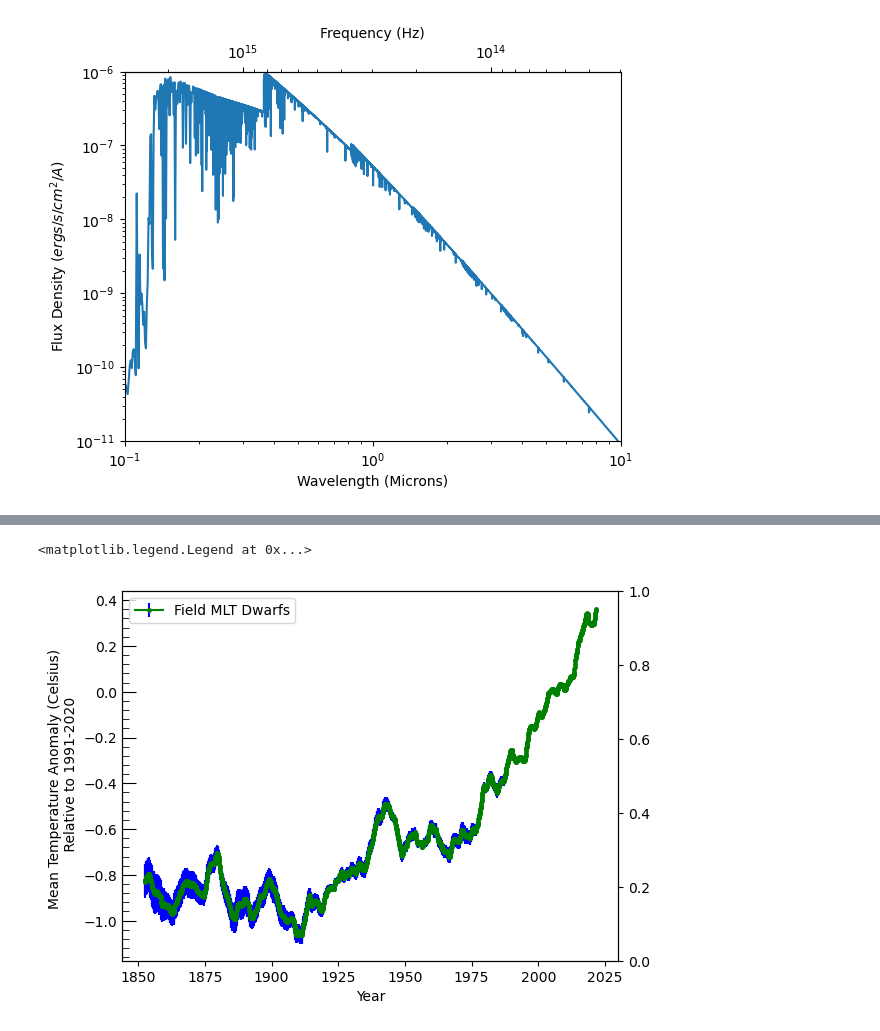
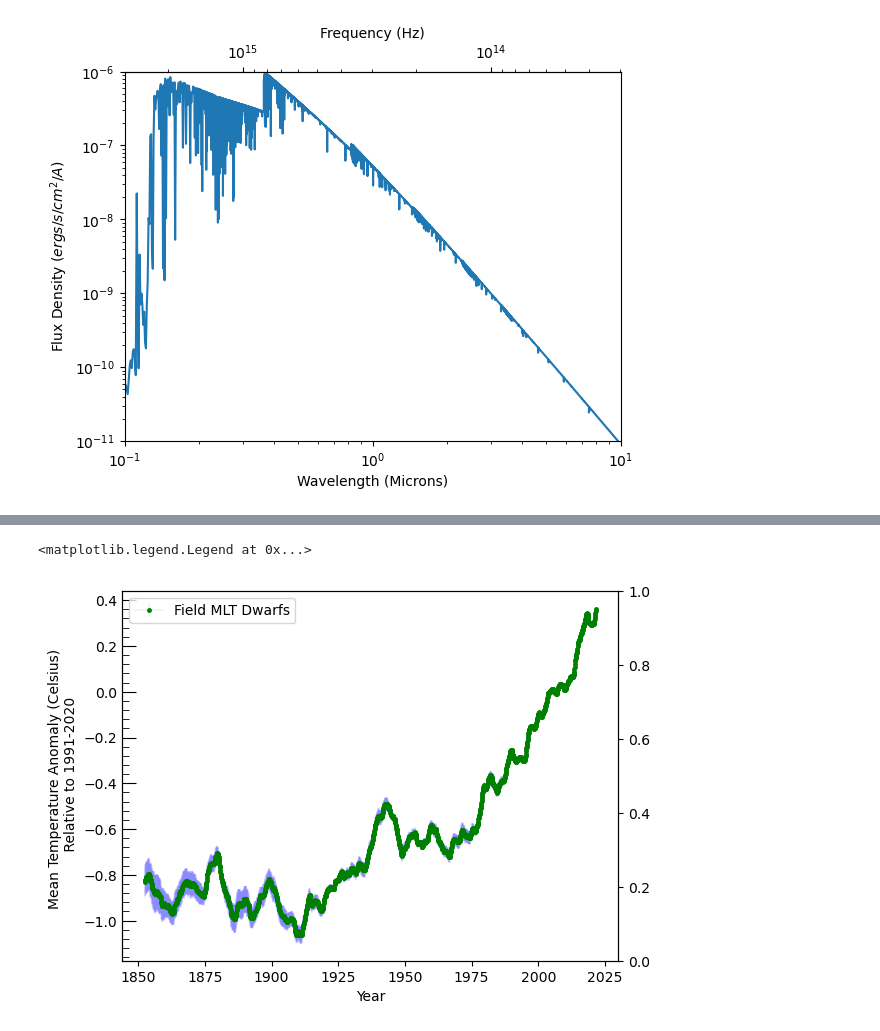
Before and after one commit to astroseandillon/Python-for-data-analysis, a Jupyter notebook: Dillon_Sean_HW_W12.ipynb, the cells around one changed output, grey strips where cells are left out. Drawn from its saved outputs; the diff is of its cells as text; code cells hidden in the pictures.

```diff
--- a/Dillon_Sean_HW_W12.ipynb
+++ b/Dillon_Sean_HW_W12.ipynb
@@ -217,35 +217,35 @@ year, berk, hadl, noaa = np.loadtxt('climate_data.txt', unpack=True)
 
 
 tempanom = np.average((berk,hadl,noaa), axis=0)
 tempstd = np.std((berk,hadl,noaa), axis=0)
 
 #generating data for main axis
 CO2concentration=np.array([289,288,291,295,294,298,297,299,310,317,325,338,354,370,390.1,401,420]) #roughly estimated from NOAA
 CO2years=np.array([1700,1750,1800,1850,1875,1900,1925,1950,1960,1970,1980,1990,2000,2005,2010,2015,2020])
 
 
 fig, ax = plt.subplots()
 ax2 = ax.twinx()
 
 ax.errorbar(year, tempanom, yerr=tempstd,
             color='green', marker='.',linestyle='-',ecolor='blue',
-            markersize=5, alpha=1.0,label='Field MLT Dwarfs')
+            markersize=5, alpha=1.0,lw=0.09,label='Field MLT Dwarfs')
 
 
 
 # ax.errorbar(
 ax.set_xlabel(r'Year')
 ax.set_ylabel('Mean Temperature Anomaly (Celsius) \n Relative to 1991-2020')
 ax.tick_params(which='both',axis='y',direction='in')
 ax.tick_params(which='major',axis='y',length=10)
 ax.tick_params(which='minor',axis='y',length=5)
 ax.yaxis.set_minor_locator(AutoMinorLocator(5))
 #ax.plot(x,y2,label='A Cubic W/ Larger Values (v1)',color='tab:orange')
 # ax.set_ylim(0,1.5*np.max(y))
 ax.legend(loc='upper left')
 # %% [output]
 <matplotlib.legend.Legend at 0x...>
-[figure, old version]
+[figure, new version]
 # %% [markdown]
 ### 5. Shadings/Fill-Between Plots
 
```
